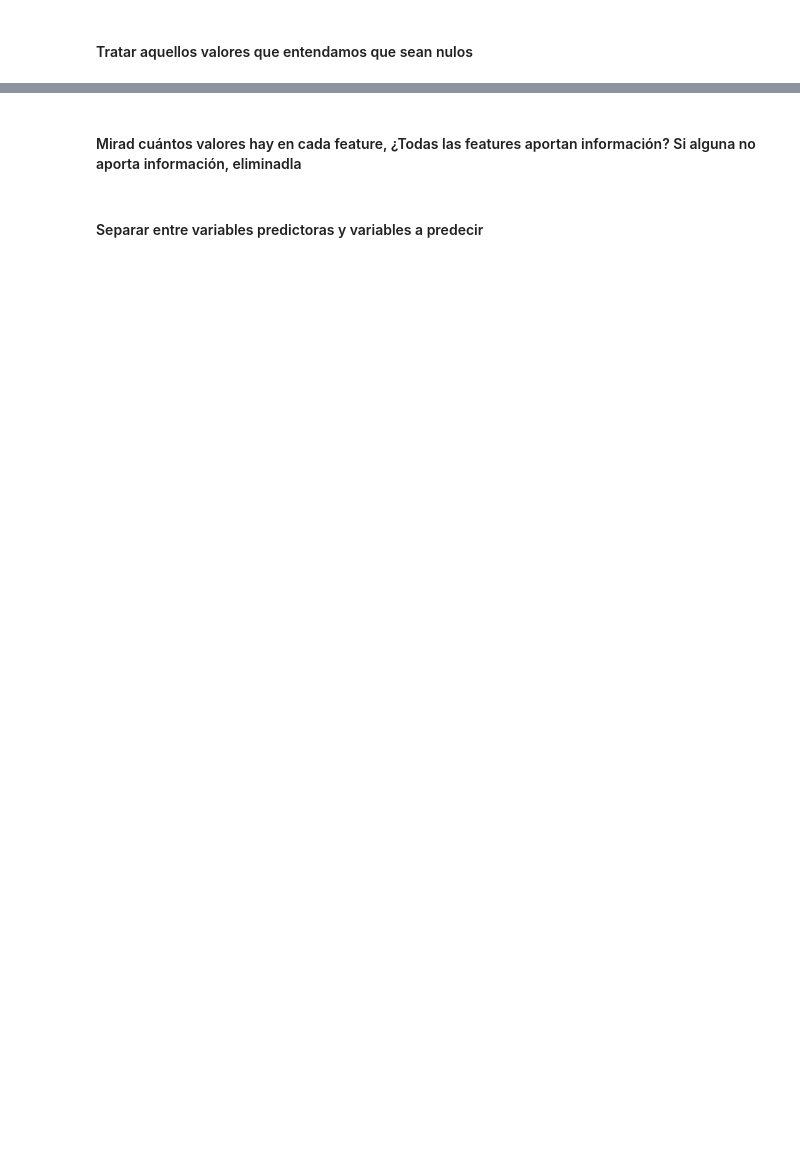
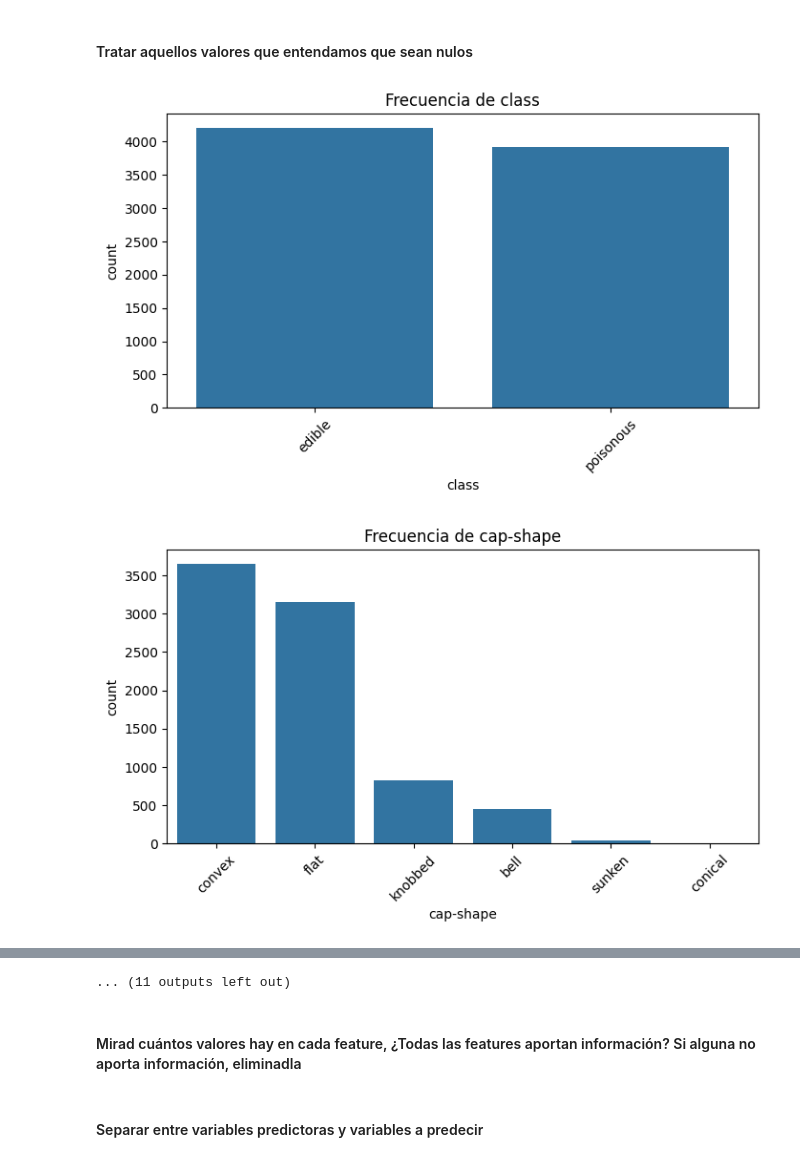
Before and after one commit to mikewig/P8_Clustering_SM, a Jupyter notebook: Clustering_Project_8.ipynb, the cells around one changed output, grey strips where cells are left out. Saved outputs shown, nothing was run; the diff lists cells and outputs as text; code cells hidden in the pictures; blank space fills up the shorter version.

```diff
--- a/Clustering_Project_8.ipynb
+++ b/Clustering_Project_8.ipynb
@@ -338,3 +363,13 @@ dtype: int64
 #### Tratar aquellos valores que entendamos que sean nulos
 # %%
 # Imputaciones. Podéis quitar esos puntos (fila entera), imputar con la moda o dejar ese valor como una posibilidad más.
+
+for col in df_decoded.columns:
+    plt.figure(figsize=(8, 4))
+    sns.countplot(x=col, data=df_decoded, order=df_decoded[col].value_counts().index[:10])
+    plt.xticks(rotation=45)
+    plt.title(f'Frecuencia de {col}')
+    plt.show()
+# %% [output]
+[figure, added]
+[figure, added]
@@ -341,3 +386,4 @@ dtype: int64
+... (11 outputs left out)
 # %% [markdown]
 #### Mirad cuántos valores hay en cada feature, ¿Todas las features aportan información? Si alguna no aporta información, eliminadla
 # %%
```
Also changed, not shown: parts of 22 cells of this notebook.
